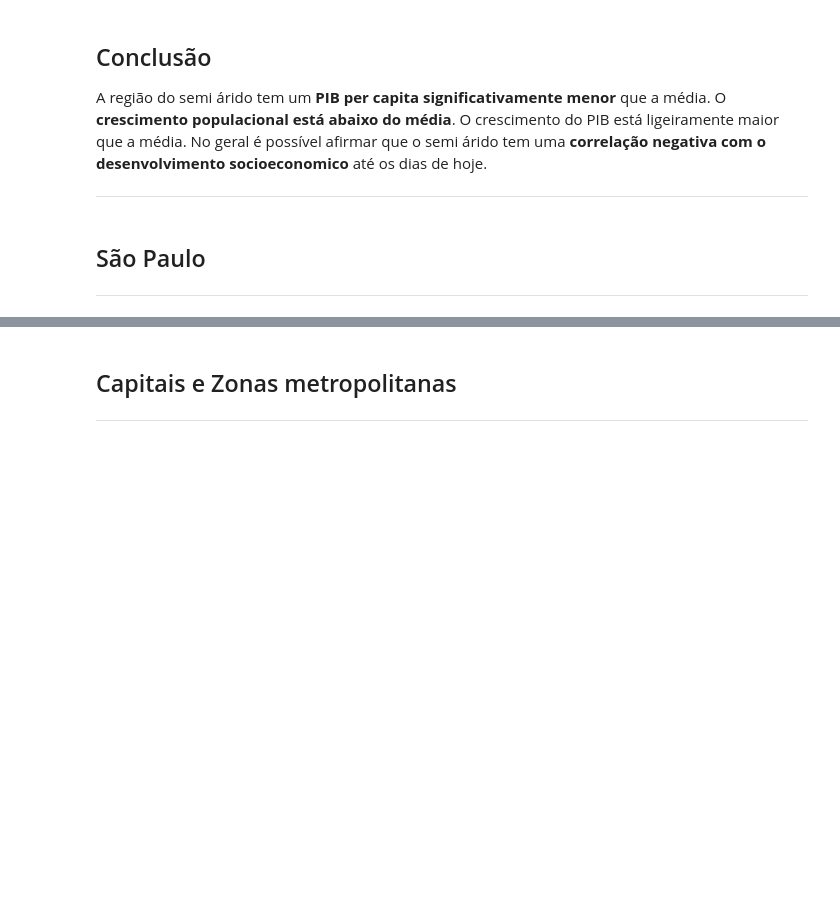
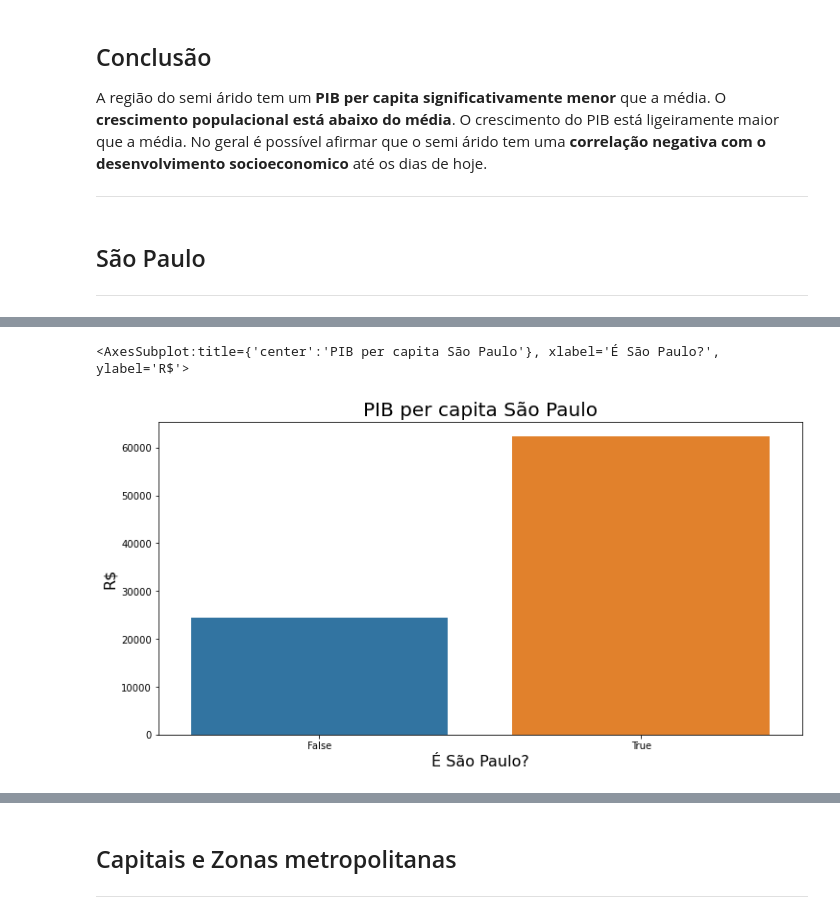
Before and after one commit to pliniocampinas/scrap-fiis-brs, a Jupyter notebook: notebooks/analise-cities.ipynb, the cells around one changed output, grey strips where cells are left out. Drawn from its saved outputs; the diff is of its cells as text; code cells hidden in the pictures; blank space fills up the shorter version.

```diff
--- a/notebooks/analise-cities.ipynb
+++ b/notebooks/analise-cities.ipynb
@@ -518,0 +523,6 @@ A região do semi árido tem um **PIB per capita significativamente menor** que
+# %%
+dados_2019_with_is_sp_col = dados_2019[['city_id', 'total_gdp_1000_brl_growth_percent', 'population_growth_percent', 'gdp_per_capita_brl', 'gdp_per_capita_brl_growth_percent']].copy()
+dados_2019_with_is_sp_col['is_sao_paulo'] = [True if x == 3550308 else False for x in dados_2019_with_sp_col['city_id']]
+
+dados_2019_sao_paulo_growth_means = dados_2019_with_is_sp_col.groupby('is_sao_paulo', as_index=False).mean().sort_values(by=['population_growth_percent'], ascending=False)
+dados_2019_sao_paulo_growth_means
@@ -518,0 +533,10 @@ A região do semi árido tem um **PIB per capita significativamente menor** que
+# %%
+ax = sns.barplot(data=dados_2019_sao_paulo_growth_means, x='is_sao_paulo', y='gdp_per_capita_brl', orient='v')
+ax.figure.set_size_inches(12, 6)
+ax.set_title('PIB per capita São Paulo', fontsize=20)
+ax.set_ylabel('R$', fontsize=16)
+ax.set_xlabel('É São Paulo?', fontsize=16)
+ax
+# %% [output]
+<AxesSubplot:title={'center':'PIB per capita São Paulo'}, xlabel='É São Paulo?', ylabel='R$'>
+[figure, added]
```
Also changed, not shown: parts of 22 cells of this notebook.
